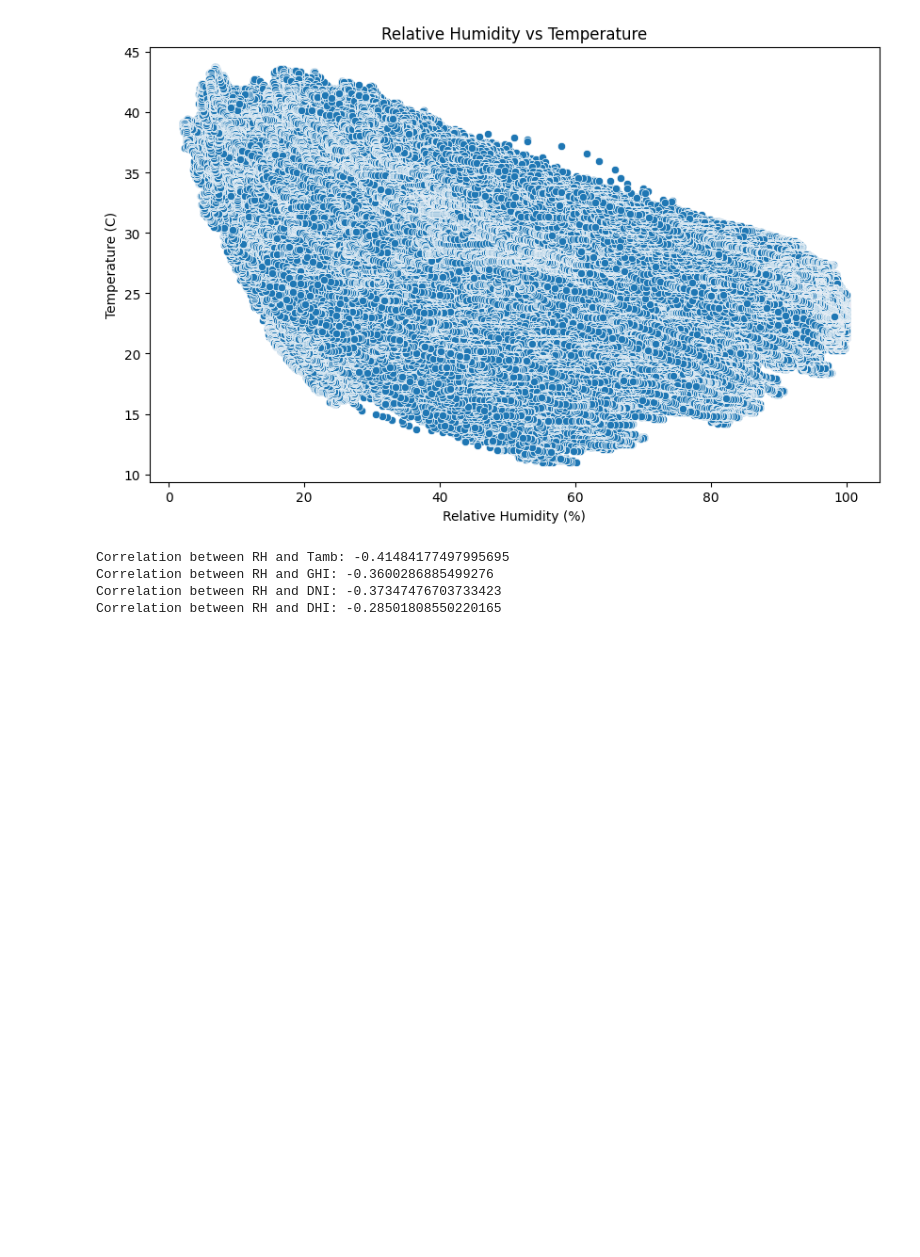
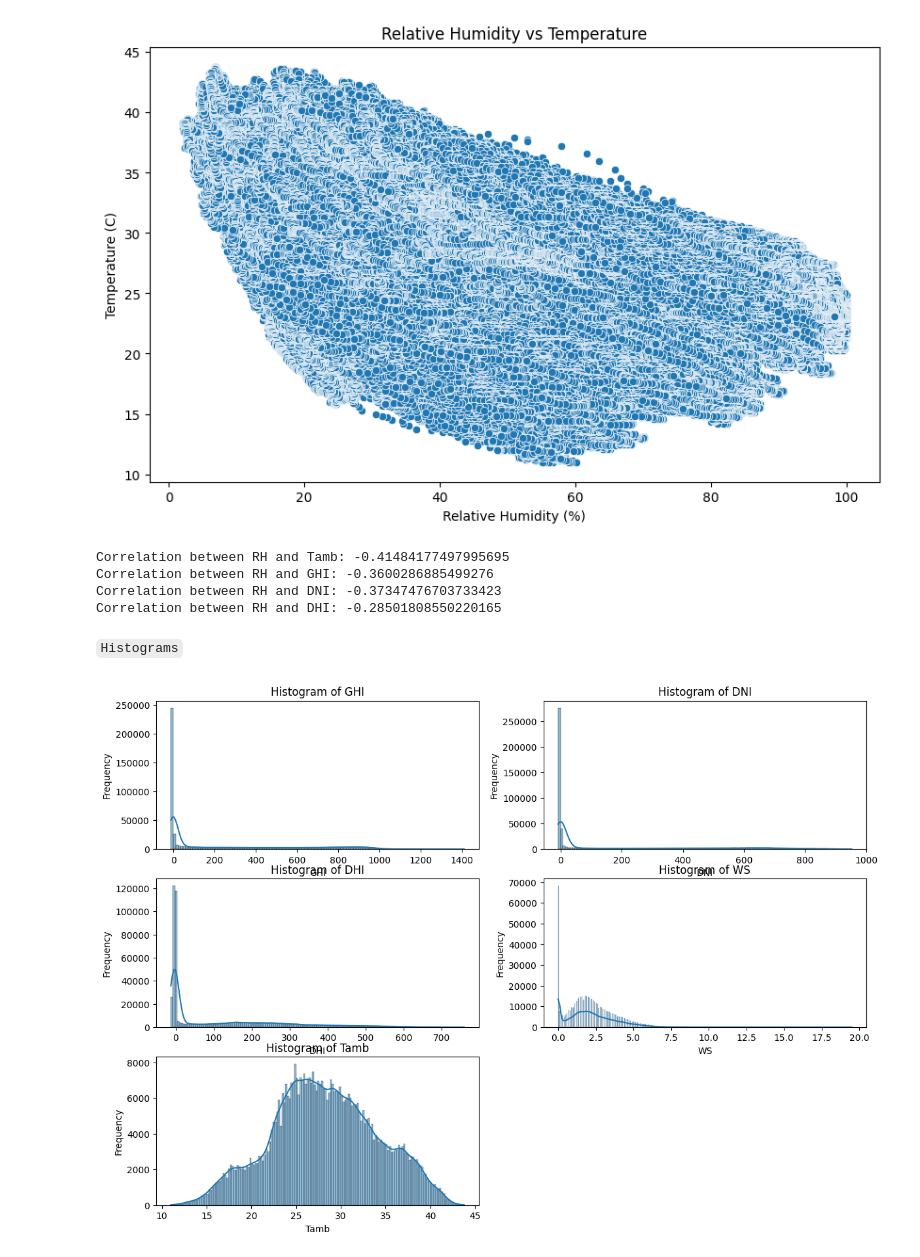
Before and after one commit to teddyhabtamu/Kifiya-AIM, a Jupyter notebook: notebooks/EDA_for_benin_malanville.ipynb, the cells around one changed output. Cells and saved outputs as stored; diff of their text form; code cells hidden in the pictures; blank space fills up the shorter version.

Commit message:
Create Histogram to see frequency of some values

```diff
--- a/notebooks/EDA_for_benin_malanville.ipynb
+++ b/notebooks/EDA_for_benin_malanville.ipynb
@@ -233,3 +233,18 @@ Correlation between RH and Tamb: -0.41484177497995695
 Correlation between RH and GHI: -0.3600286885499276
 Correlation between RH and DNI: -0.37347476703733423
 Correlation between RH and DHI: -0.28501808550220165
+# %% [markdown]
+`Histograms`
+# %%
+variables = ['GHI', 'DNI', 'DHI', 'WS', 'Tamb']
+
+plt.figure(figsize=(14,10))
+
+for i, variable in enumerate(variables, 1):
+  plt.subplot(3, 2, i)
+  sns.histplot(data[variable], kde=True)
+  plt.title(f'Histogram of {variable}')
+  plt.xlabel(variable)
+  plt.ylabel('Frequency')
+# %% [output]
+[figure, added]
```
